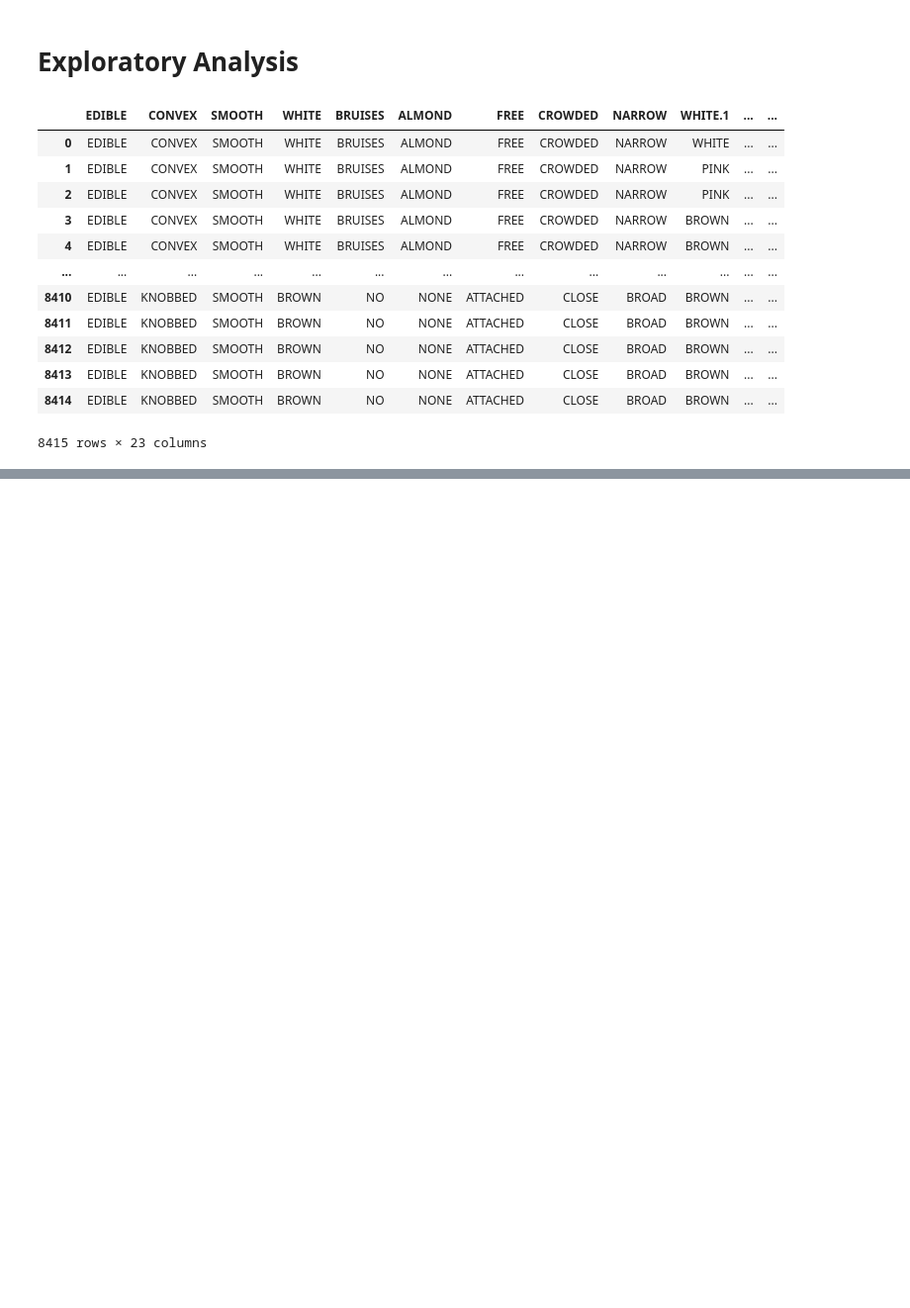
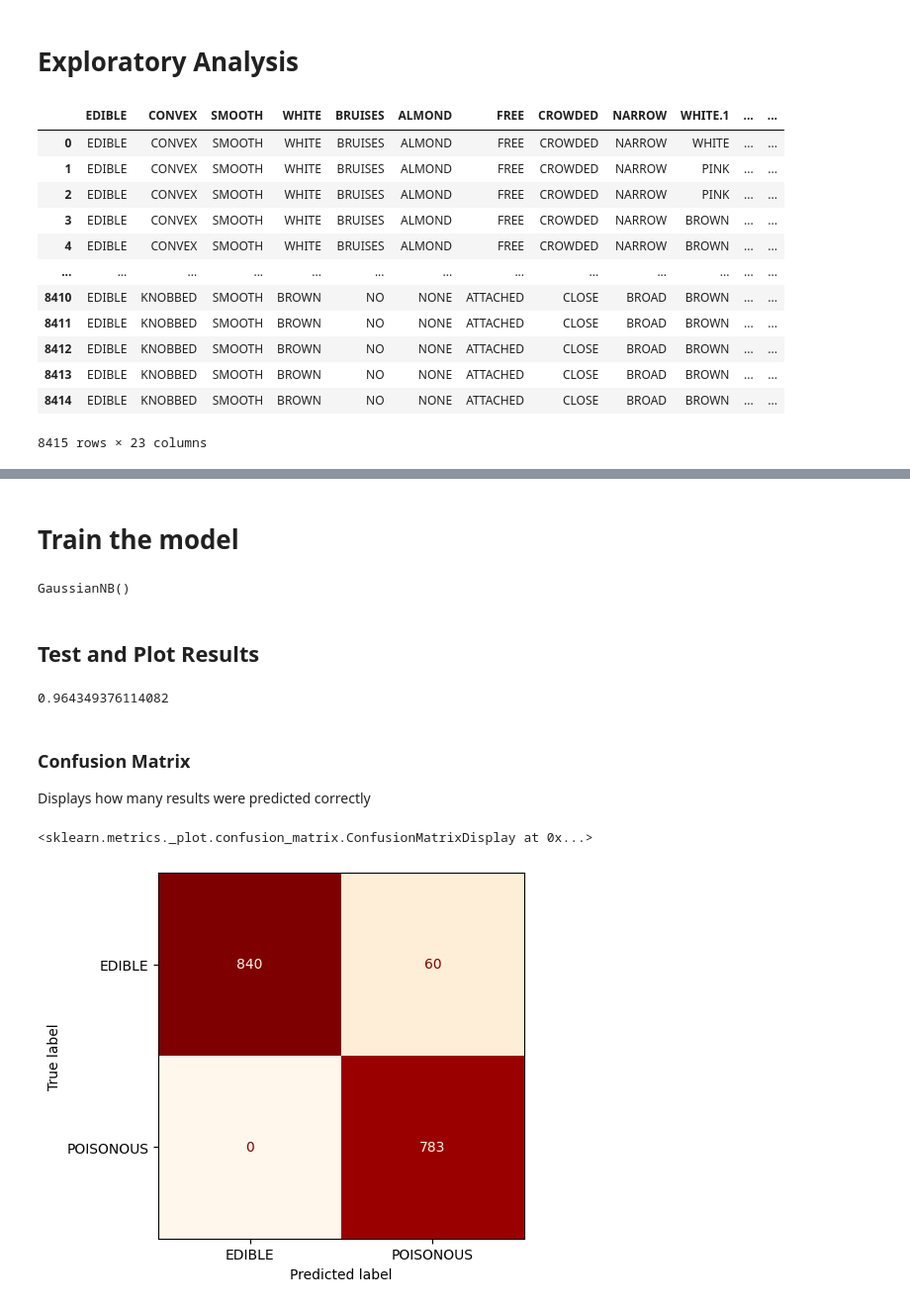
Before and after one commit to carlmig/naive-bayes-mushrooms, a Jupyter notebook: notebook.ipynb, the cells around one changed output, grey strips where cells are left out. Shown at 99% size. Drawn from its saved outputs; the diff is of its cells as text; code cells hidden in the pictures; blank space fills up the shorter version.

Commit message:
Model trained with Naive Bayes

```diff
--- a/notebook.ipynb
+++ b/notebook.ipynb
@@ -46,0 +77,12 @@ raw
+# %%
+# split the data info features and target column
+X_raw = raw.drop('EDIBLE', axis=1)
+Y_raw = raw.EDIBLE
+
+# all columns are categorical, so One Hot Encoding it's a good choice
+enc = OneHotEncoder(sparse_output=False)
+X = enc.fit_transform(X_raw)
+
+# for target column use label encoder
+le = LabelEncoder()
+y = le.fit_transform(Y_raw)
@@ -46,0 +91,38 @@ raw
+# %%
+# split data into train and test data
+X_train, X_test, y_train, y_test = train_test_split(X, y, test_size=0.2, random_state=11, shuffle=True)
+# %% [markdown]
+# Train the model
+# %%
+model = GaussianNB()
+model.fit(X_train, y_train)
+# %% [output]
+GaussianNB()
+# %% [markdown]
+## Test and Plot Results
+# %%
+# get predictions for test set
+predictions = model.predict(X_test)
+
+# Score (R²)
+accuracy = model.score(X_test, y_test)
+accuracy
+# %% [output]
+0.964349376114082
+# %% [markdown]
+### Confusion Matrix
+Displays how many results were predicted correctly
+# %%
+real_labels = le.inverse_transform([0, 1])
+
+# Plot confusion matrix with correct labels
+ConfusionMatrixDisplay.from_predictions(
+    y_test,
+    predictions,
+    display_labels=real_labels,
+    cmap='OrRd',
+    colorbar=False
+)
+# %% [output]
+<sklearn.metrics._plot.confusion_matrix.ConfusionMatrixDisplay at 0x...>
+[figure, added]
```
Also changed, not shown: parts of 5 cells of this notebook, 7 other files.
